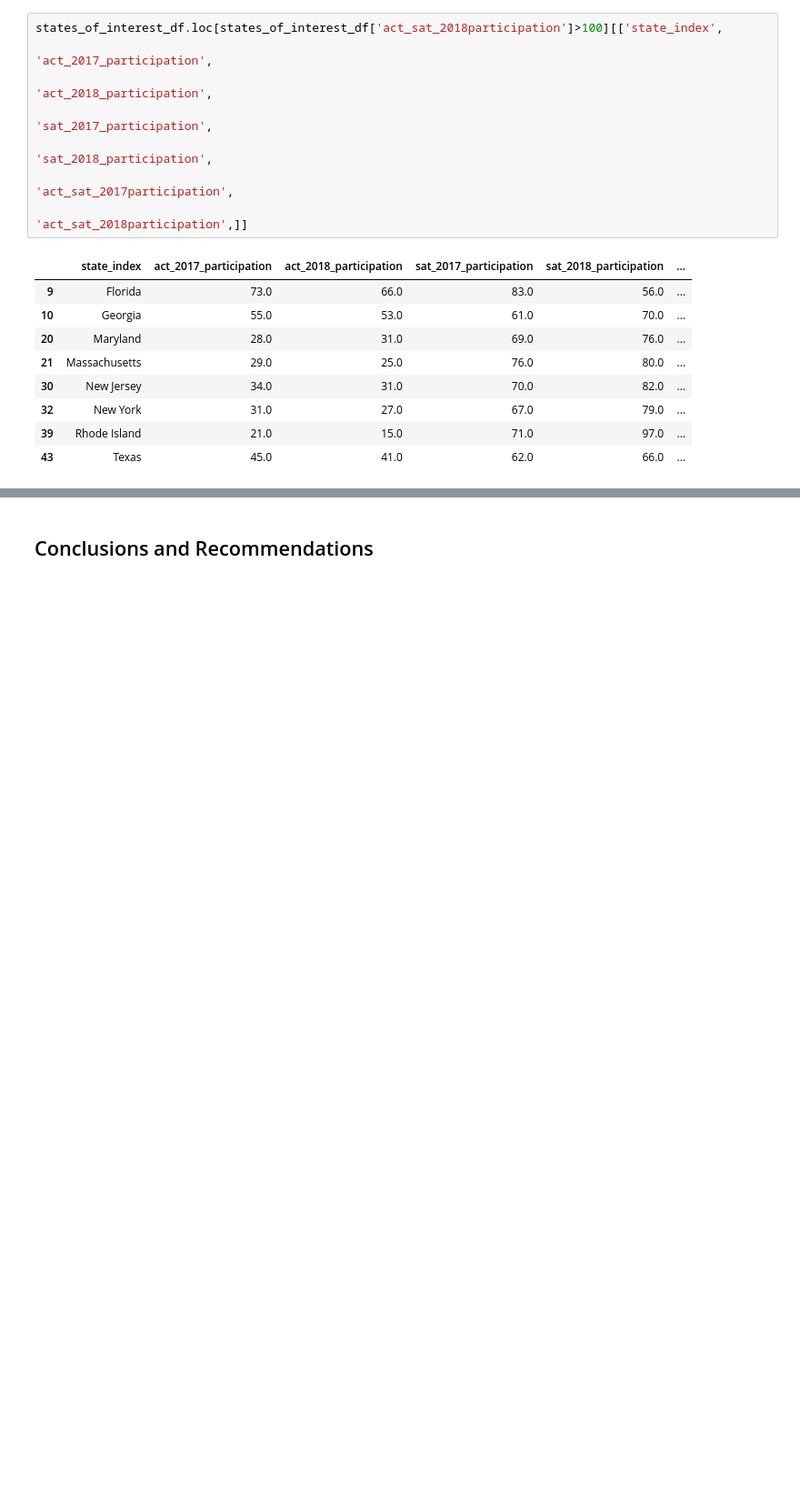
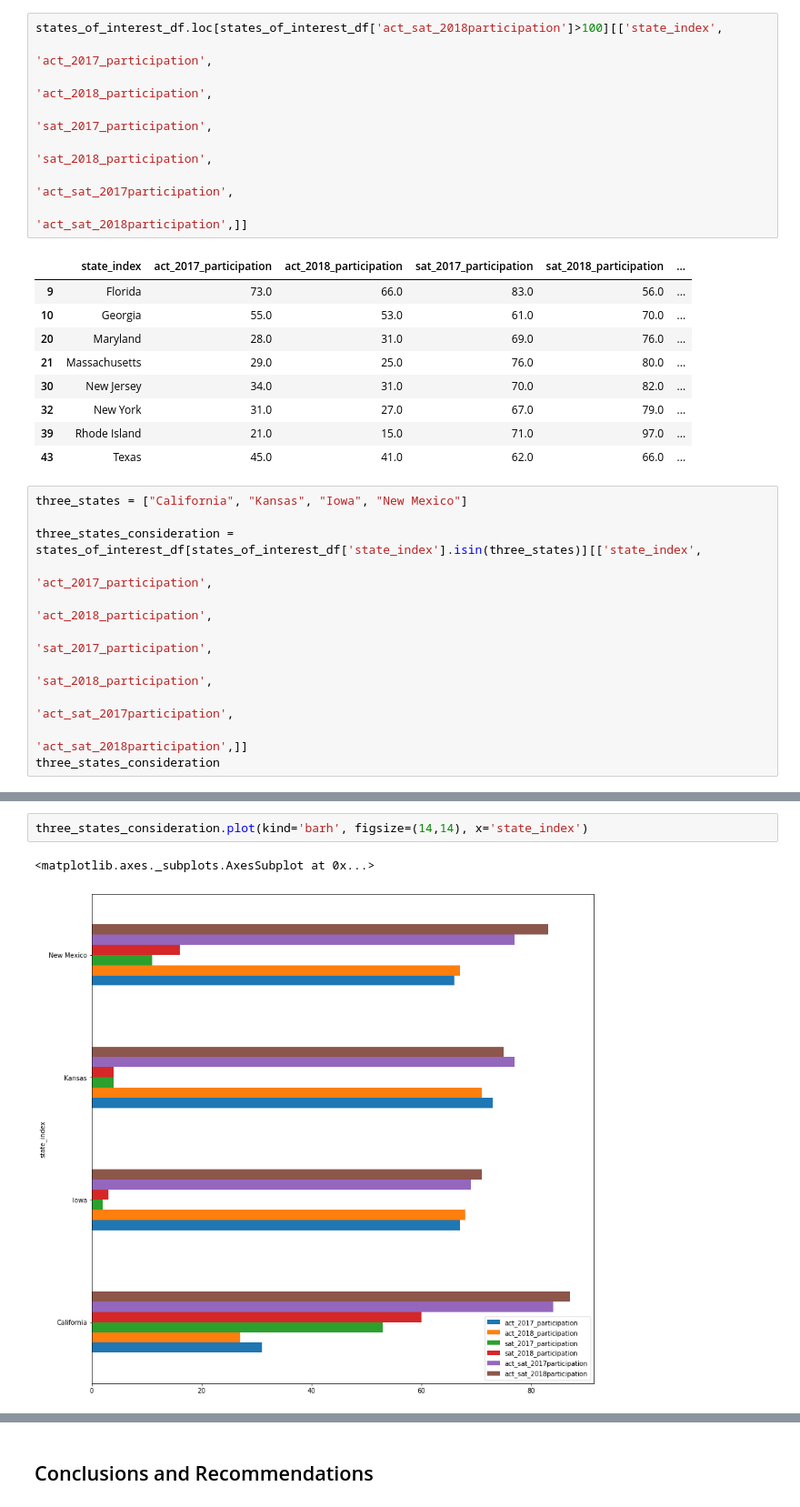
Before and after one commit to kjtorres86/dsi_projects, a Jupyter notebook: project_1/code/starter-code_updated.ipynb, the cells around one changed output, grey strips where cells are left out. Shown at 91% size. Saved outputs shown, nothing was run; the diff lists cells and outputs as text; blank space fills up the shorter version.

```diff
--- a/project_1/code/starter-code_updated.ipynb
+++ b/project_1/code/starter-code_updated.ipynb
@@ -1857,3 +1847,14 @@ states_of_interest_df.loc[states_of_interest_df['act_sat_2018participation']>100
 | 32 | New York | 31.0 | 27.0 | 67.0 | 79.0 | ... |
 | 39 | Rhode Island | 21.0 | 15.0 | 71.0 | 97.0 | ... |
 | 43 | Texas | 45.0 | 41.0 | 62.0 | 66.0 | ... |
+# %%
+three_states = ["California", "Kansas", "Iowa", "New Mexico"]
+
+three_states_consideration = states_of_interest_df[states_of_interest_df['state_index'].isin(three_states)][['state_index',
+                                                                                   'act_2017_participation',
+                                                                                   'act_2018_participation',
+                                                                                   'sat_2017_participation',
+                                                                                   'sat_2018_participation',
+                                                                                   'act_sat_2017participation',
+                                                                                   'act_sat_2018participation',]]
+three_states_consideration
@@ -1859,0 +1867,5 @@ states_of_interest_df.loc[states_of_interest_df['act_sat_2018participation']>100
+# %%
+three_states_consideration.plot(kind='barh', figsize=(14,14), x='state_index')
+# %% [output]
+<matplotlib.axes._subplots.AxesSubplot at 0x...>
+[figure, added]
```
Also changed, not shown: parts of 5 cells of this notebook, 1 other file.
